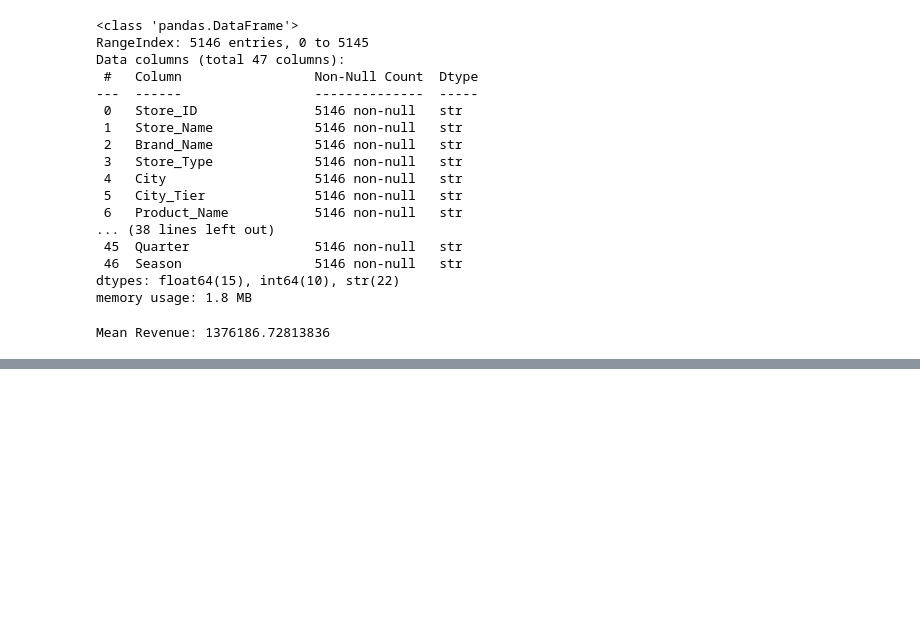
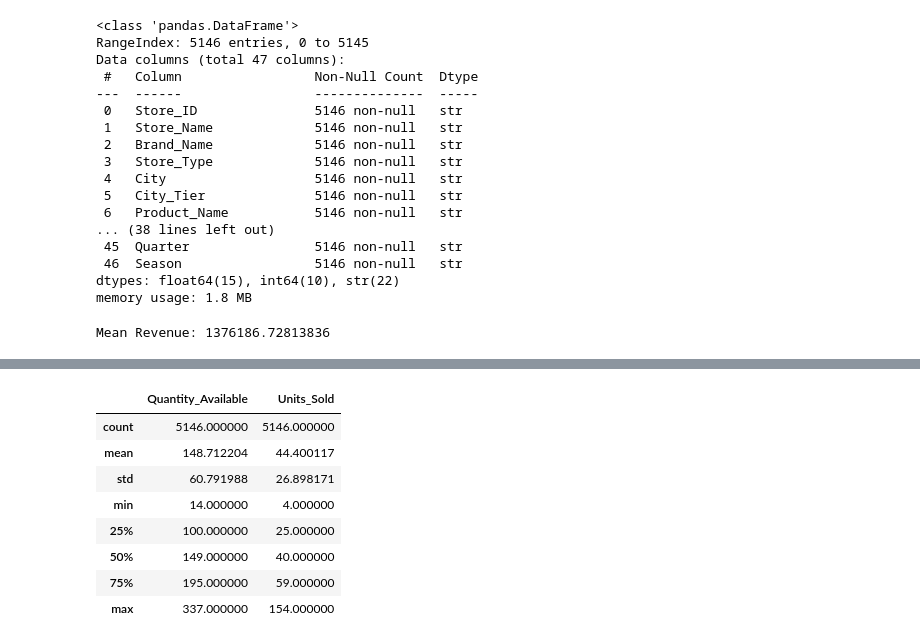
Before and after one commit to Snehal05300/Retail-Analytics-Kickoff-Dataset-Exploration-Statistical-Analysis, a Jupyter notebook: Lab_6.ipynb, the cells around one changed output, grey strips where cells are left out. Saved outputs shown, nothing was run; the diff lists cells and outputs as text; code cells hidden in the pictures; blank space fills up the shorter version.

```diff
--- a/Lab_6.ipynb
+++ b/Lab_6.ipynb
@@ -47,0 +127,15 @@ median_revenue = df["Revenue"].
+# %%
+df[[
+    "Quantity_Available",
+    "Units_Sold"
+]].describe()
+# %% [output]
+|  | Quantity_Available | Units_Sold |
+| count | 5146.000000 | 5146.000000 |
+| mean | 148.712204 | 44.400117 |
+| std | 60.791988 | 26.898171 |
+| min | 14.000000 | 4.000000 |
+| 25% | 100.000000 | 25.000000 |
+| 50% | 149.000000 | 40.000000 |
+| 75% | 195.000000 | 59.000000 |
+| max | 337.000000 | 154.000000 |
```
Also changed, not shown: parts of 15 cells of this notebook, 3 other files.
